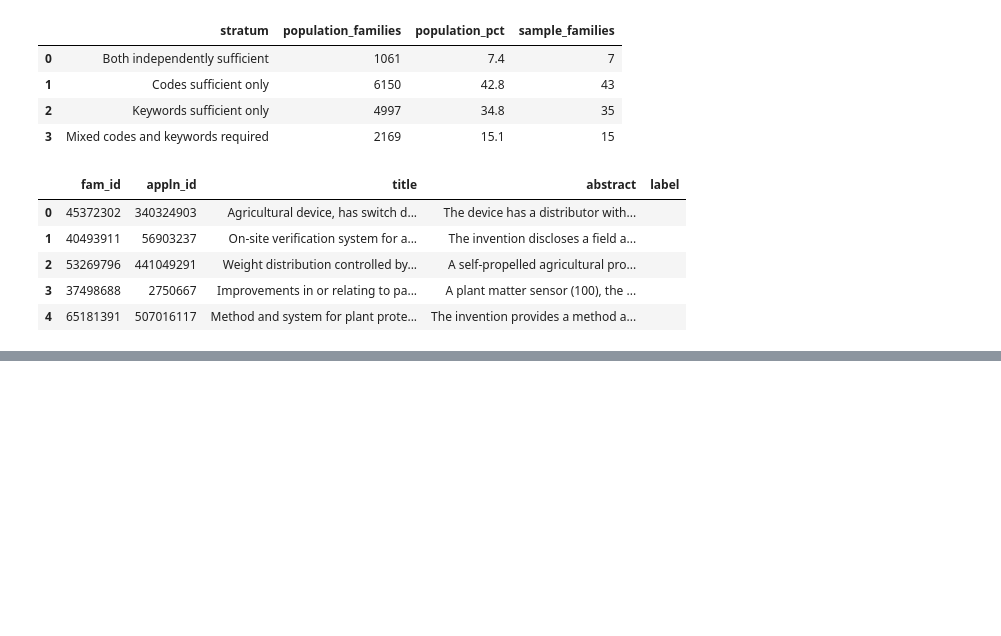
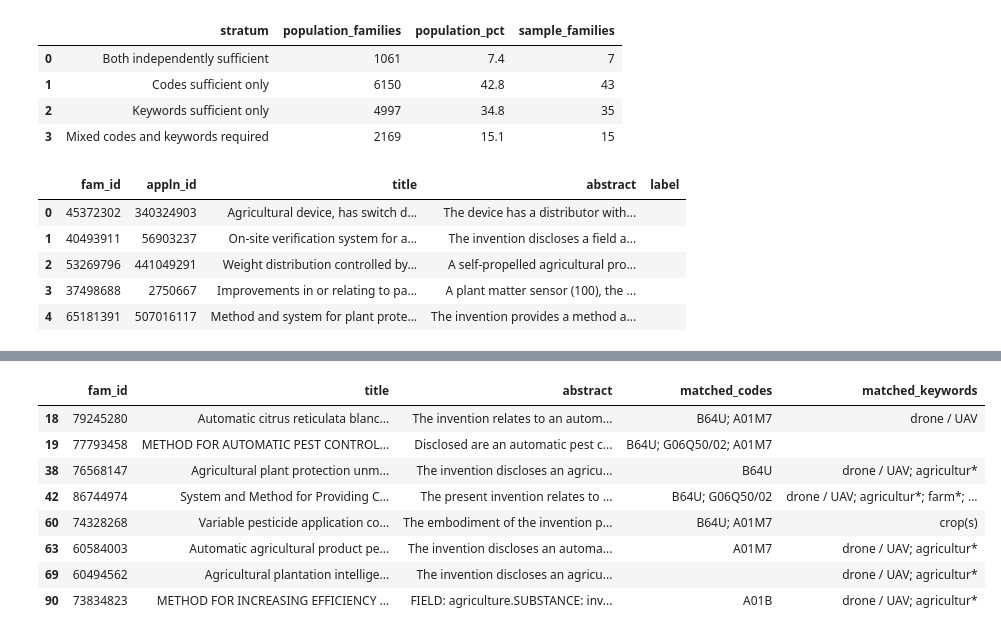
Before and after one commit to AriGBi/team-38-PrecisionAgriculture, a Jupyter notebook: notebooks/Step0_Ale.ipynb, the cells around one changed output, grey strips where cells are left out. Saved outputs shown, nothing was run; the diff lists cells and outputs as text; code cells hidden in the pictures; blank space fills up the shorter version.

```diff
--- a/notebooks/Step0_Ale.ipynb
+++ b/notebooks/Step0_Ale.ipynb
@@ -1046,0 +1218,23 @@ Sampling information: outputs/step0/validation_strata_20261101_110434.csv
+# %%
+keep_drone_test = simulate_selection(
+    review_data,
+    ["drone / UAV", "B64U"],
+)
+
+relevant_lost_drones = review_data.loc[
+    review_data["label"].astype(int).eq(1) & ~keep_drone_test,
+    ["fam_id", "title", "abstract", "matched_codes", "matched_keywords"],
+]
+
+with pd.option_context("display.max_colwidth", None):
+    display(relevant_lost_drones)
+# %% [output]
+|  | fam_id | title | abstract | matched_codes | matched_keywords |
+| 18 | 79245280 | Automatic citrus reticulata blanc... | The invention relates to an autom... | B64U; A01M7 | drone / UAV |
+| 19 | 77793458 | METHOD FOR AUTOMATIC PEST CONTROL... | Disclosed are an automatic pest c... | B64U; G06Q50/02; A01M7 |  |
+| 38 | 76568147 | Agricultural plant protection unm... | The invention discloses an agricu... | B64U | drone / UAV; agricultur* |
+| 42 | 86744974 | System and Method for Providing C... | The present invention relates to ... | B64U; G06Q50/02 | drone / UAV; agricultur*; farm*; ... |
+| 60 | 74328268 | Variable pesticide application co... | The embodiment of the invention p... | B64U; A01M7 | crop(s) |
+| 63 | 60584003 | Automatic agricultural product pe... | The invention discloses an automa... | A01M7 | drone / UAV; agricultur* |
+| 69 | 60494562 | Agricultural plantation intellige... | The invention discloses an agricu... |  | drone / UAV; agricultur* |
+| 90 | 73834823 | METHOD FOR INCREASING EFFICIENCY ... | FIELD: agriculture.SUBSTANCE: inv... | A01B | drone / UAV; agricultur* |
```
Also changed, not shown: parts of 15 cells of this notebook, 5 other files.
